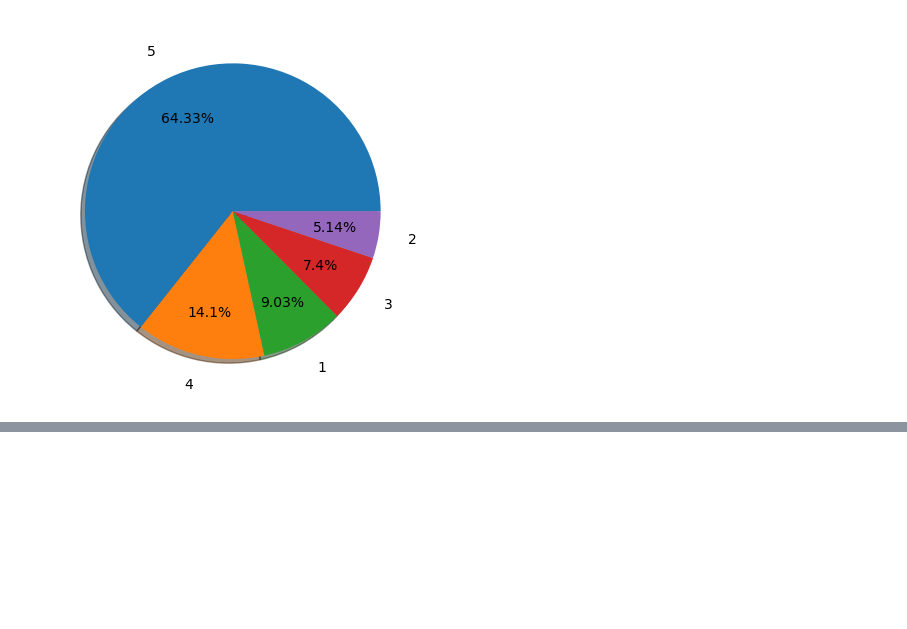
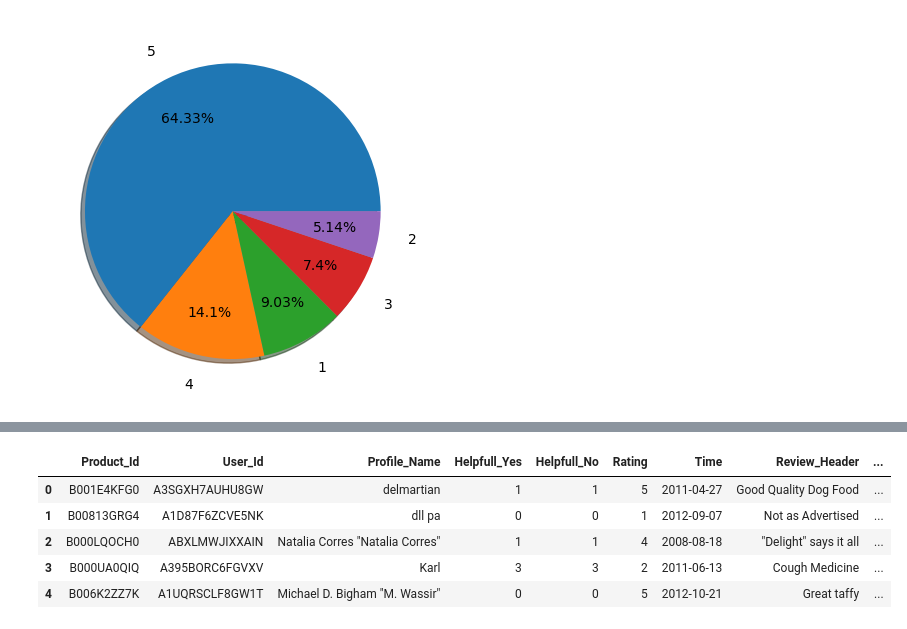
Before and after one commit to Nina1007/Supply_Chain_2024_DS, a Jupyter notebook: amazon_data_exploration_merge.ipynb, the cells around one changed output, grey strips where cells are left out. Cells and saved outputs as stored; diff of their text form; code cells hidden in the pictures; blank space fills up the shorter version.

```diff
--- a/amazon_data_exploration_merge.ipynb
+++ b/amazon_data_exploration_merge.ipynb
@@ -143,0 +297,11 @@ plt.show()
+# %%
+df = pd.read_csv("Amazon_Review_clean_with_Helpfull.csv")
+# %%
+df.head()
+# %% [output]
+|  | Product_Id | User_Id | Profile_Name | Helpfull_Yes | Helpfull_No | Rating | Time | Review_Header | ... |
+| 0 | B001E4KFG0 | A3SGXH7AUHU8GW | delmartian | 1 | 1 | 5 | 2011-04-27 | Good Quality Dog Food | ... |
+| 1 | B00813GRG4 | A1D87F6ZCVE5NK | dll pa | 0 | 0 | 1 | 2012-09-07 | Not as Advertised | ... |
+| 2 | B000LQOCH0 | ABXLMWJIXXAIN | Natalia Corres "Natalia Corres" | 1 | 1 | 4 | 2008-08-18 | "Delight" says it all | ... |
+| 3 | B000UA0QIQ | A395BORC6FGVXV | Karl | 3 | 3 | 2 | 2011-06-13 | Cough Medicine | ... |
+| 4 | B006K2ZZ7K | A1UQRSCLF8GW1T | Michael D. Bigham "M. Wassir" | 0 | 0 | 5 | 2012-10-21 | Great taffy | ... |
```
Also changed, not shown: parts of 29 cells of this notebook, 12 other files.
